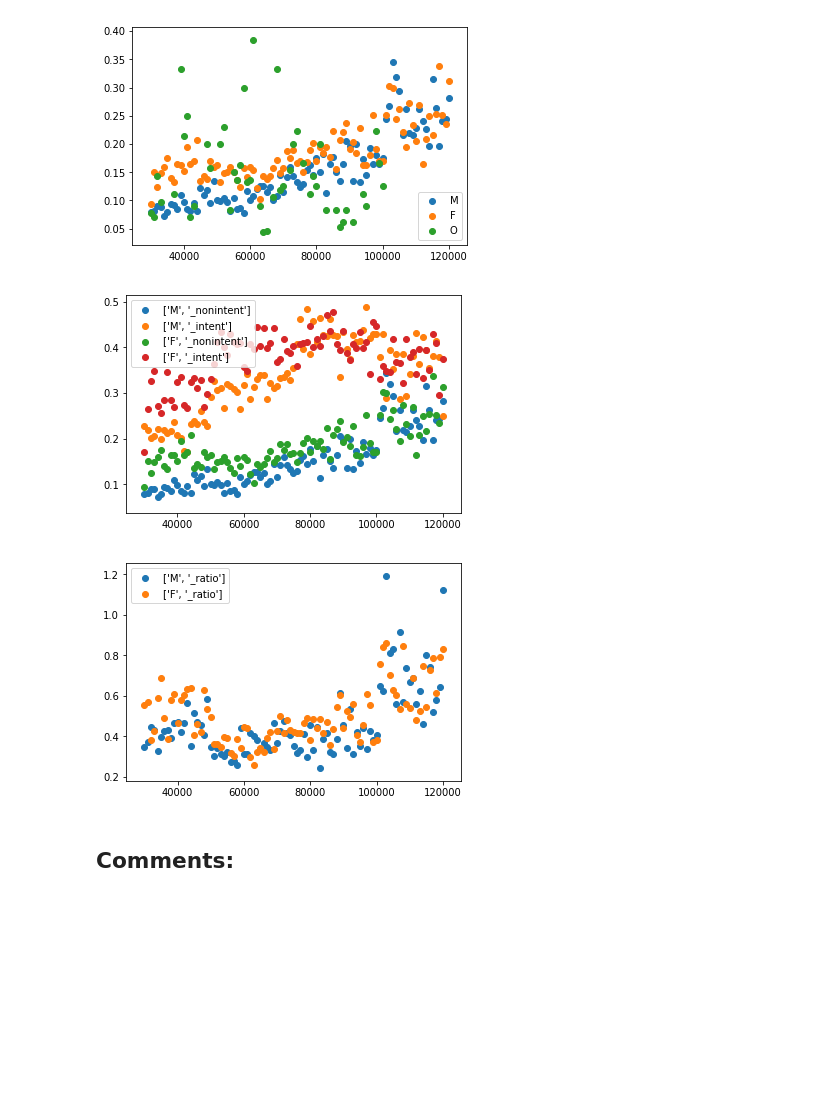
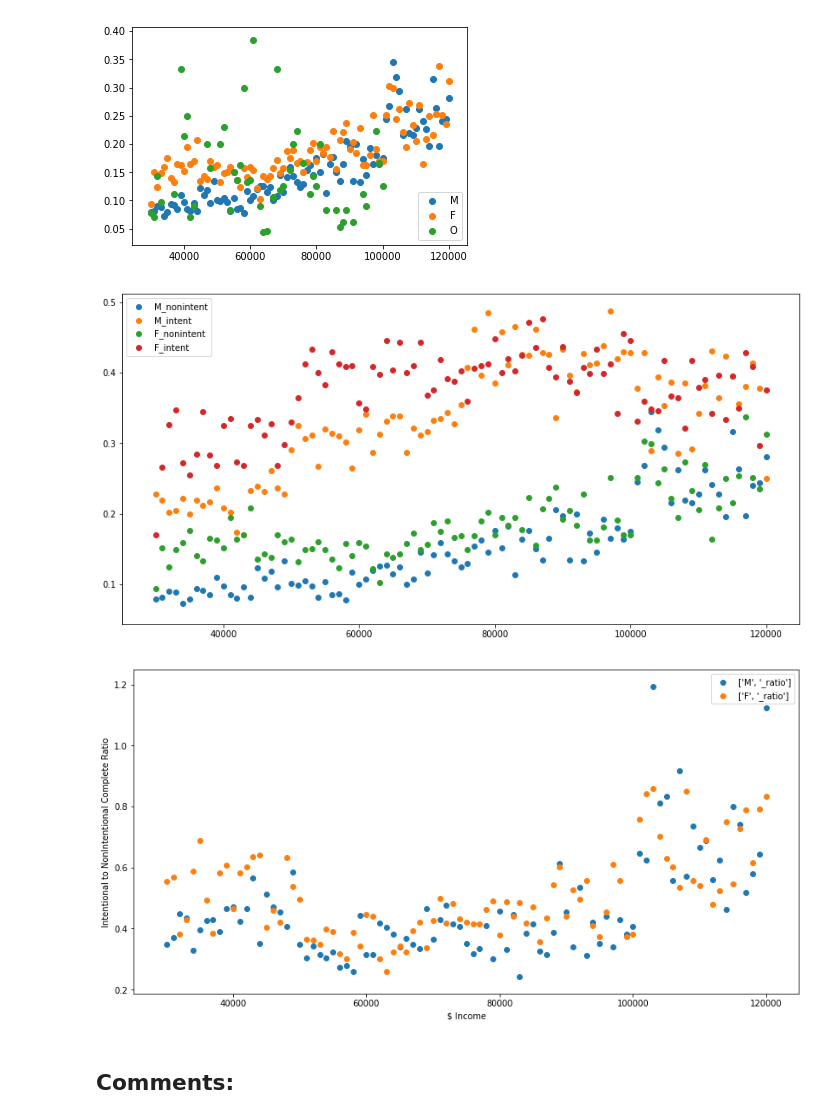
Before and after one commit to onurkapucu/Starbucks_Capstone, a Jupyter notebook: Starbucks_Capstone_notebook.ipynb, the cells around one changed output. Saved outputs shown, nothing was run; the diff lists cells and outputs as text; code cells hidden in the pictures; blank space fills up the shorter version.

```diff
--- a/Starbucks_Capstone_notebook.ipynb
+++ b/Starbucks_Capstone_notebook.ipynb
@@ -991,11 +1054,15 @@ intent_id_count_total_by_income = intentional_completes_df.groupby(
 
 received_id_count_by_income = transcript_received.merge(profile_clean,on=['user_id'],how='left').groupby(
     by=['user_income','user_gender'])['user_id'].size().unstack()
+plt.figure(figsize=(14,7))
 
 for gender in ['M','F','O']:
     completing_ids_per_received_by_income = intent_id_count_total_by_income[gender]/received_id_count_by_income[gender]
     x_data = completing_ids_per_received_by_income.keys()
     y_data = completing_ids_per_received_by_income.values
-    plt.scatter(x_data,y_data,label=gender)
+    a = plt.scatter(x_data,y_data,label=gender)
+    plt.ylim(0,1)
+    plt.xlabel('$ Income')
+    plt.ylabel('Intentional Complete to Received Offer Ratio')
     plt.legend()
 # %% [output]
@@ -1018,30 +1085,34 @@ for gender in ['M','F','O']:
 # %% [output]
 [figure]
 # %%
+plt.figure(figsize=(14,7))
 for gender in ['M','F']:
 
     completing_ids_per_received_by_income = nonintent_id_count_total_by_income[gender]/received_id_count_by_income[gender]
     x_data=completing_ids_per_received_by_income.keys()
     y_data=completing_ids_per_received_by_income.values
-    plt.scatter(x_data,y_data, label=[gender,'_nonintent'])
+    plt.scatter(x_data,y_data, label=gender+'_nonintent')
 
     completing_ids_per_received_by_income = intent_id_count_total_by_income[gender]/received_id_count_by_income[gender]
     x_data=completing_ids_per_received_by_income.keys()
     y_data= completing_ids_per_received_by_income.values
-    plt.scatter(x_data,y_data,label=[gender,'_intent'])
+    plt.scatter(x_data,y_data,label=gender+'_intent')
 
     plt.legend()
 # %% [output]
-[figure, old version]
+[figure, new version]
 # %%
+plt.figure(figsize=(14,7))
 for gender in ['M','F']:
     nonint_over_int = nonintent_id_count_total_by_income[gender]/intent_id_count_total_by_income[gender]
     x_data=nonint_over_int.keys()
     y_data= nonint_over_int.values
     plt.scatter(x_data,y_data,label=[gender,'_ratio'])
     plt.legend()
+    plt.xlabel('$ Income')
+    plt.ylabel('Intentional to NonIntentional Complete Ratio')
 # %% [output]
-[figure, old version]
+[figure, new version]
 # %% [markdown]
 ## Comments:
 # %% [markdown]
```
Also changed, not shown: parts of 8 cells of this notebook.
